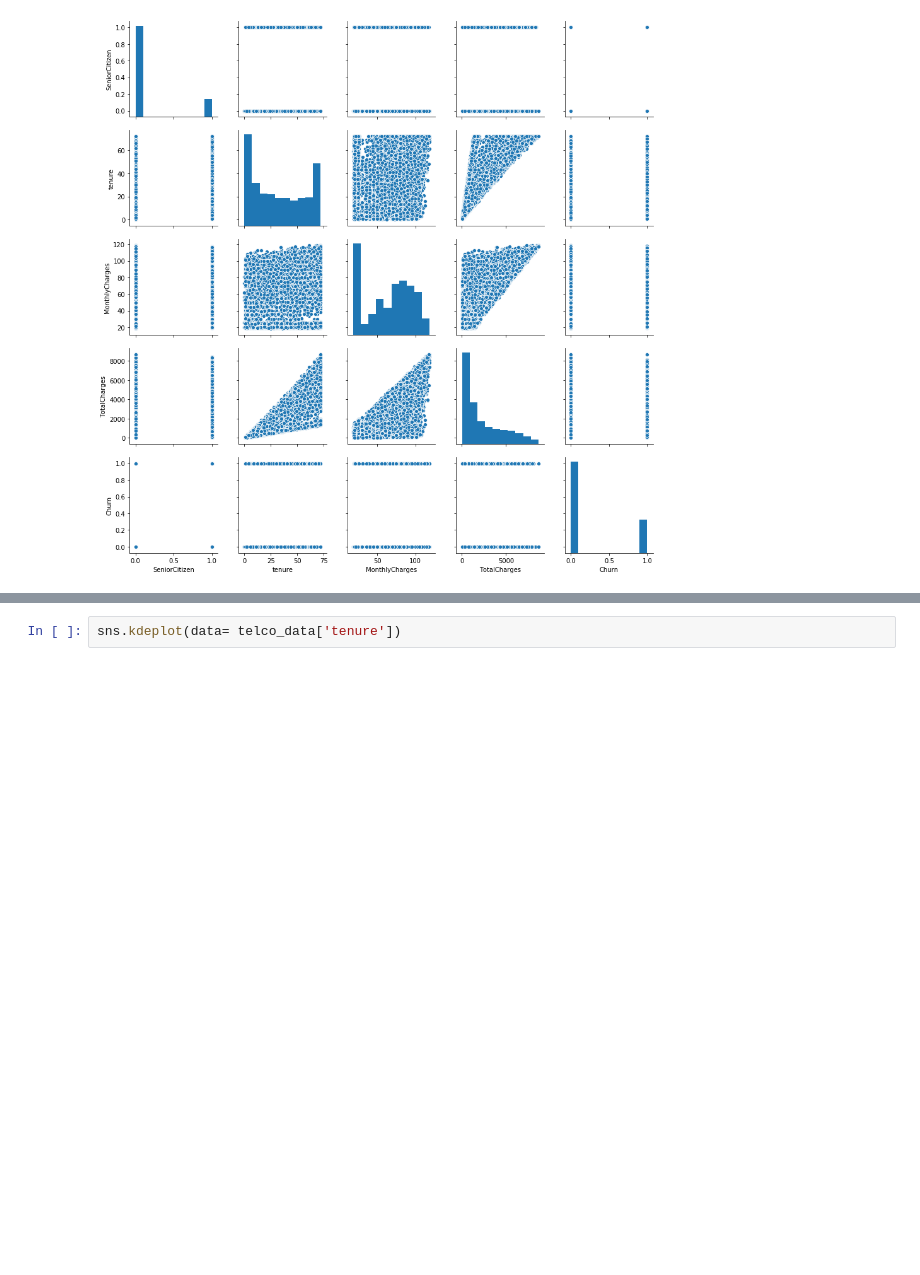
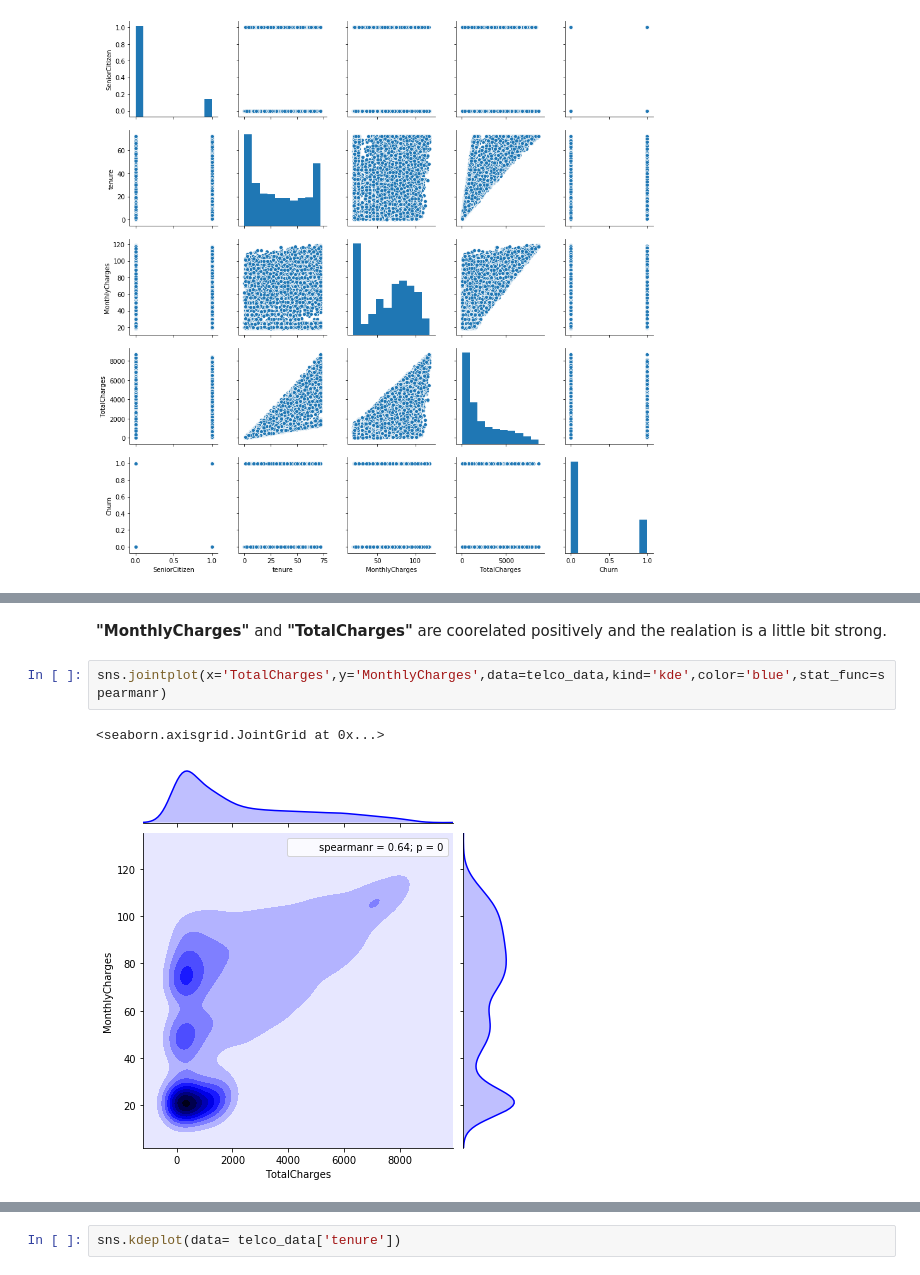
Before and after one commit to cipheraxat/Survival-Analysis, a Jupyter notebook: Abhijit/Telco - EDA.ipynb, the cells around one changed output, grey strips where cells are left out. Drawn from its saved outputs; the diff is of its cells as text; blank space fills up the shorter version.

```diff
--- a/Abhijit/Telco - EDA.ipynb
+++ b/Abhijit/Telco - EDA.ipynb
@@ -130,0 +157,7 @@ sns.jointplot(x='TotalCharges',y='MonthlyCharges',data=telco_data,kind='hex',col
+# %% [markdown]
+**"MonthlyCharges"** and **"TotalCharges"** are coorelated positively and the realation is a little bit strong.
+# %%
+sns.jointplot(x='TotalCharges',y='MonthlyCharges',data=telco_data,kind='kde',color='blue',stat_func=spearmanr)
+# %% [output]
+<seaborn.axisgrid.JointGrid at 0x...>
+[figure, added]
```
Also changed, not shown: parts of 18 cells of this notebook.
